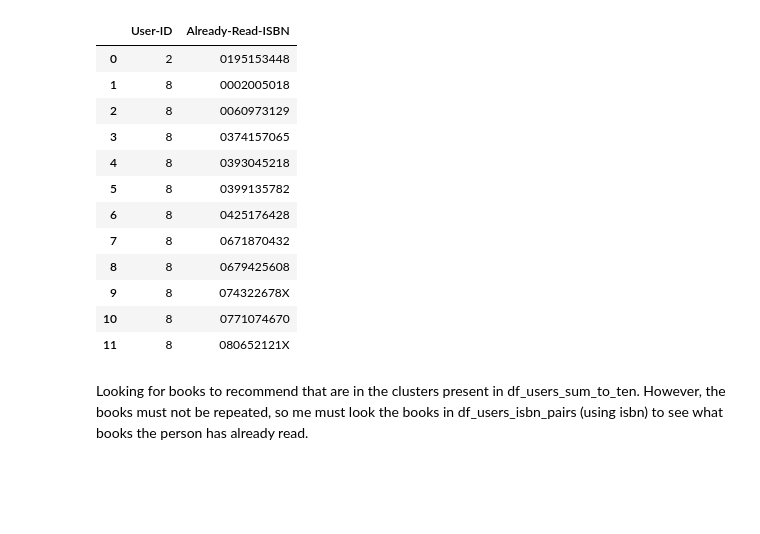
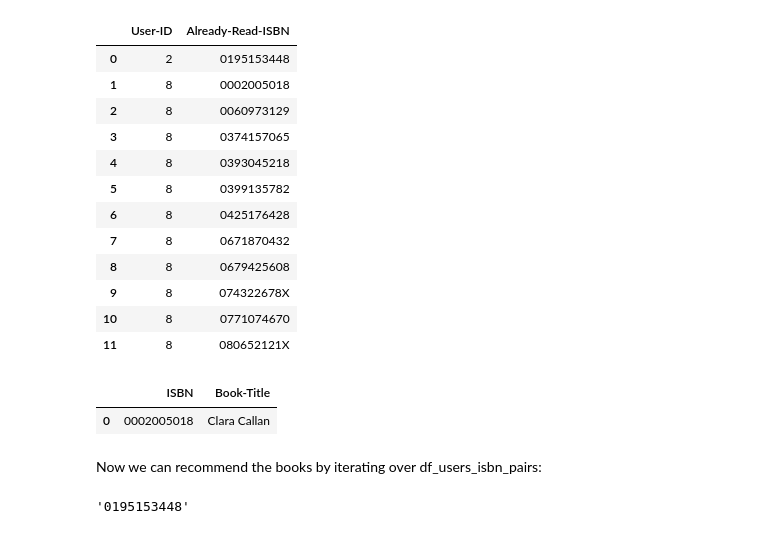
Before and after one commit to Samirnunes/data-science, a Jupyter notebook: machine_learning/book_recommendation/system.ipynb, the cells around one changed output. Drawn from its saved outputs; the diff is of its cells as text; code cells hidden in the pictures; blank space fills up the shorter version.

Commit message:
recommendation completed

```diff
--- a/machine_learning/book_recommendation/system.ipynb
+++ b/machine_learning/book_recommendation/system.ipynb
@@ -454,5 +433,18 @@ df_users_isbn_pairs.head(12)
 | 9 | 8 | 074322678X |
 | 10 | 8 | 0771074670 |
 | 11 | 8 | 080652121X |
-# %% [markdown]
-Looking for books to recommend that are in the clusters present in df_users_sum_to_ten. However, the books must not be repeated, so me must look the books in df_users_isbn_pairs (using isbn) to see what books the person has already read.
+# %%
+def k_nearest_within_cluster(isbn, k):
+    cluster = df_books[df_books["ISBN"] == isbn]["Cluster"].reset_index(drop=True)[0]
+    X_train = df_books[df_books["Cluster"] == cluster]
+    neighbors = NearestNeighbors(n_neighbors=k).fit(X_train.drop(["ISBN", "Book-Title", "Cluster"], axis=1))
+    distances, indices = neighbors.kneighbors(df_books[df_books["ISBN"] == isbn].drop(["ISBN", "Book-Title", "Cluster"], axis=1))
+    flat_indices = [index for sublist in indices for index in sublist]
+    return X_train.iloc[flat_indices][["ISBN", "Book-Title"]].reset_index(drop=True)
+
+k_nearest_within_cluster("0002005018", 1)
+# %% [output]
+|  | ISBN | Book-Title |
+| 0 | 0002005018 | Clara Callan |
+# %% [markdown]
+Now we can recommend the books by iterating over df_users_isbn_pairs:
@@ -458,0 +455,4 @@ Looking for books to recommend that are in the clusters present in df_users_sum_
+# %%
+already_read[0]
+# %% [output]
+'0195153448'
```
Also changed, not shown: parts of 12 cells of this notebook.
